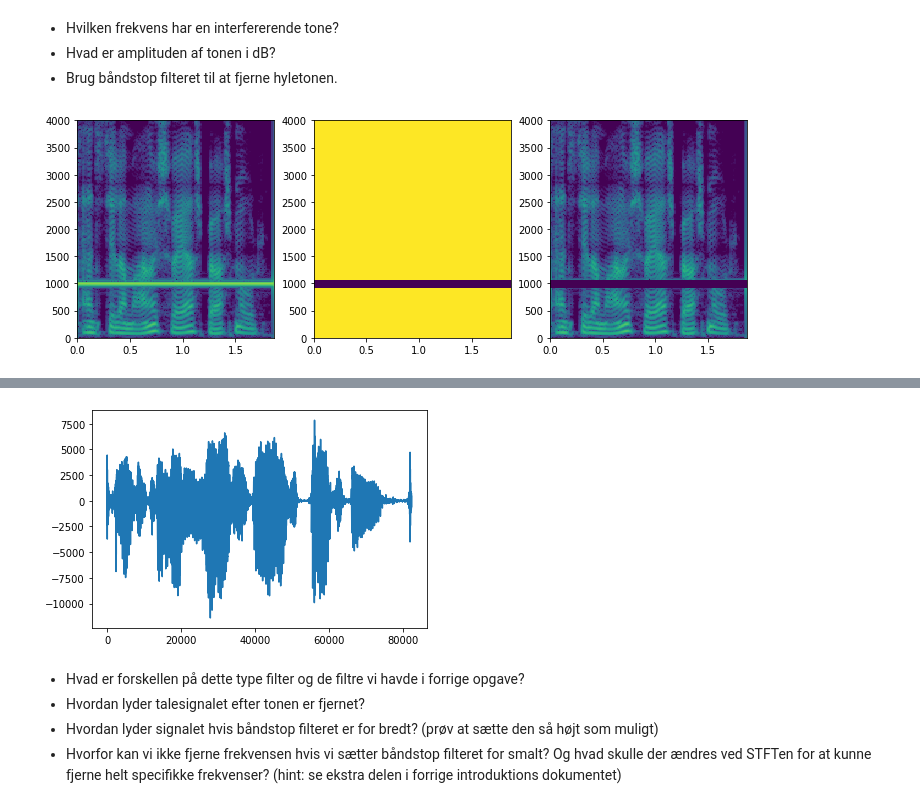
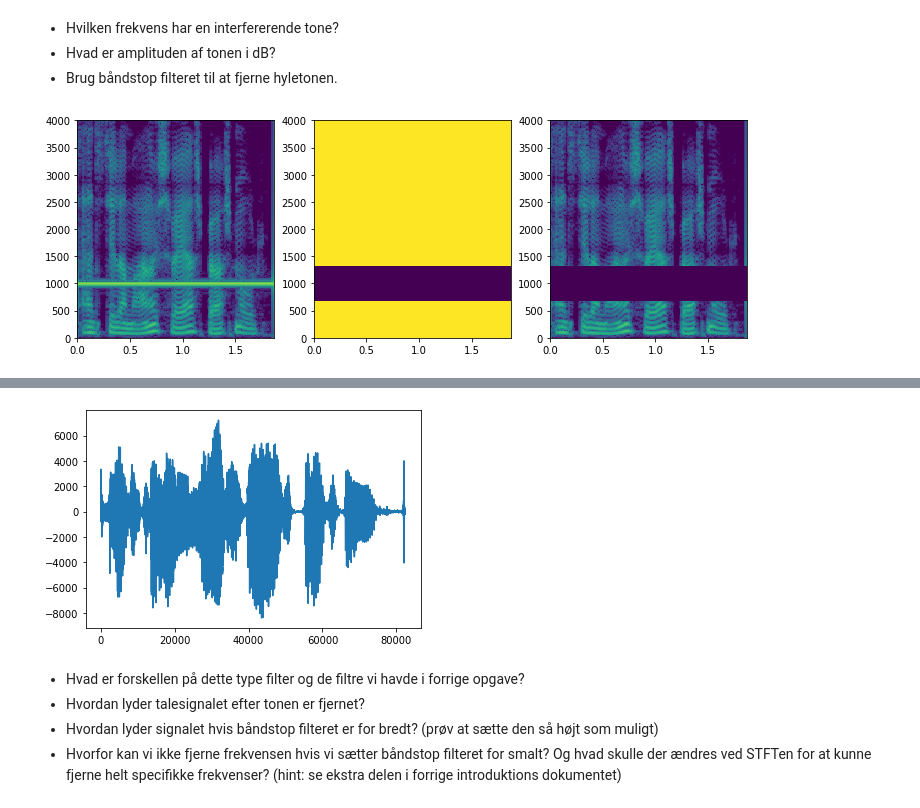
Before and after one commit to niels-overby/SRP-noisereduction, a Jupyter notebook: SRP_Filtering.ipynb, the cells around one changed output, grey strips where cells are left out. Drawn from its saved outputs; the diff is of its cells as text; code cells hidden in the pictures.

```diff
--- a/SRP_Filtering.ipynb
+++ b/SRP_Filtering.ipynb
@@ -77,8 +74,8 @@ display(utils.play(x,fs))
 stft = spectrum.STFT(fs=fs,nperseg=2048,nfft=2)
 X = stft.transform(x)
 
-ftype = 'highpass' #@param ['lowpass','highpass']
-fcutoff = 198 #@param {type:"slider", min:0, max:1500, step:1}
+ftype = 'lowpass' #@param ['lowpass','highpass']
+fcutoff = 507 #@param {type:"slider", min:0, max:1500, step:1}
 
 mask = np.ones_like(X)
 f_idx = np.argmin(stft.f < int(fcutoff))
@@ -168,7 +165,7 @@ plt.show()
 * Brug båndstop filteret til at fjerne hyletonen.
 # %%
 fCenter = 1000 #@param {type:"slider",min:100, max:2000,step:10}
-fWidth = 7 #@param {type:"slider",min:1,max:50,step:1}
+fWidth = 30 #@param {type:"slider",min:1,max:50,step:1}
 
 fCenterIdx = np.argmin(stft.f < fCenter)
 
@@ -177,35 +174,35 @@ mask = np.ones_like(Xm)
 mask[:,fCenterIdx-fWidth:fCenterIdx+fWidth,:] *= 0
 
 Ym = mask * Xm
 
 plt.figure(figsize=(12,4))
 
 plt.subplot(131)
 
 plt.pcolormesh(stft.t,stft.f,20*np.log10(np.abs(Xm[0]+1e-99)),vmin=0,vmax=90)
 plt.ylim([0,4000])
 
 plt.subplot(132)
 
 plt.pcolormesh(stft.t,stft.f,(np.abs(mask[0]+1e-99)))
 plt.ylim([0,4000])
 
 plt.subplot(133)
 plt.pcolormesh(stft.t,stft.f,20*np.log10(np.abs(Ym[0]+1e-99)),vmin=0,vmax=90)
 plt.ylim([0,4000])
 plt.show()
 
 Enable_audio = True #@param {type:"boolean"}
 if Enable_audio:
   y = stft.transform(Ym,inv=True)
   display(utils.play(y,fs))
 
   plt.plot(y.T)
   plt.show()
 # %% [output]
-[figure, old version]
+[figure, new version]
 [interactive output not drawn]
-[figure, old version]
+[figure, new version]
 # %% [markdown]
 * Hvad er forskellen på dette type filter og de filtre vi havde i forrige opgave?
 * Hvordan lyder talesignalet efter tonen er fjernet?
```
Also changed, not shown: parts of 3 cells of this notebook.
